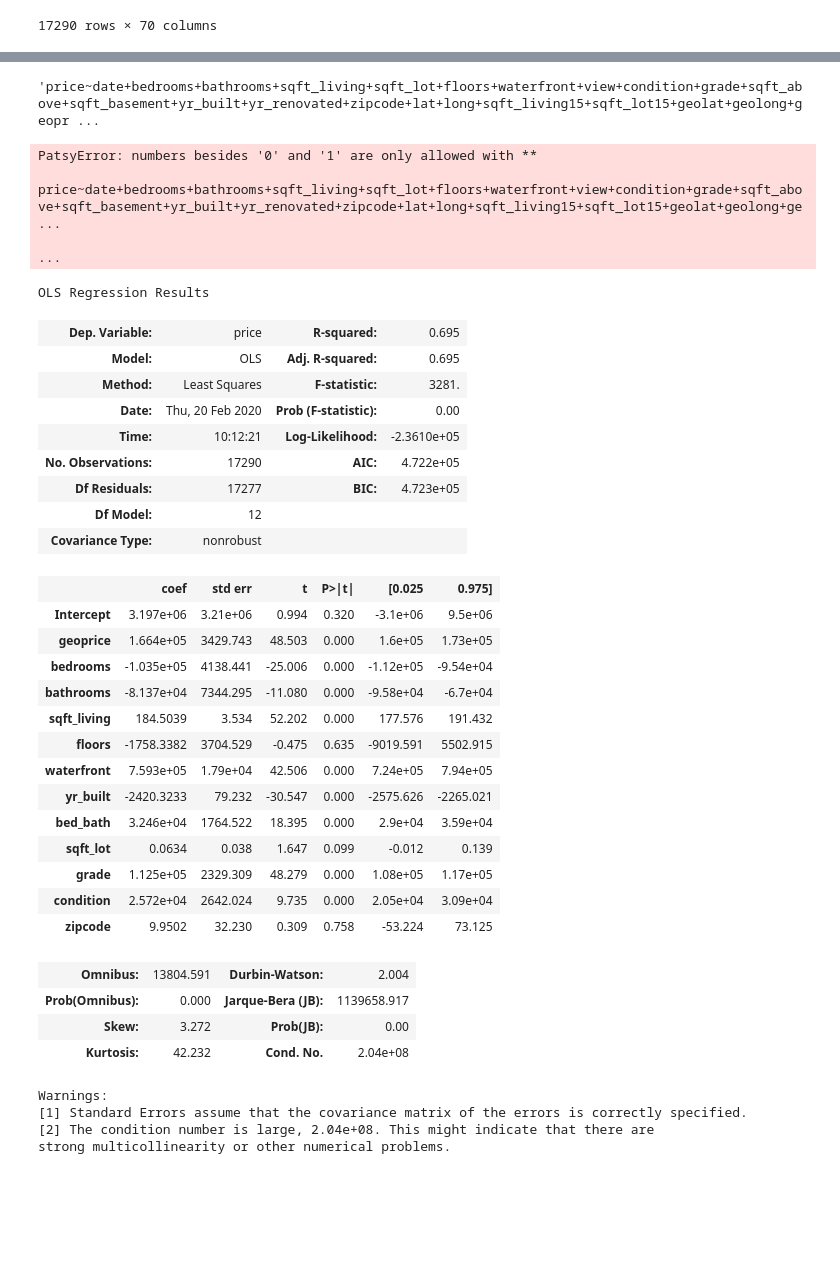
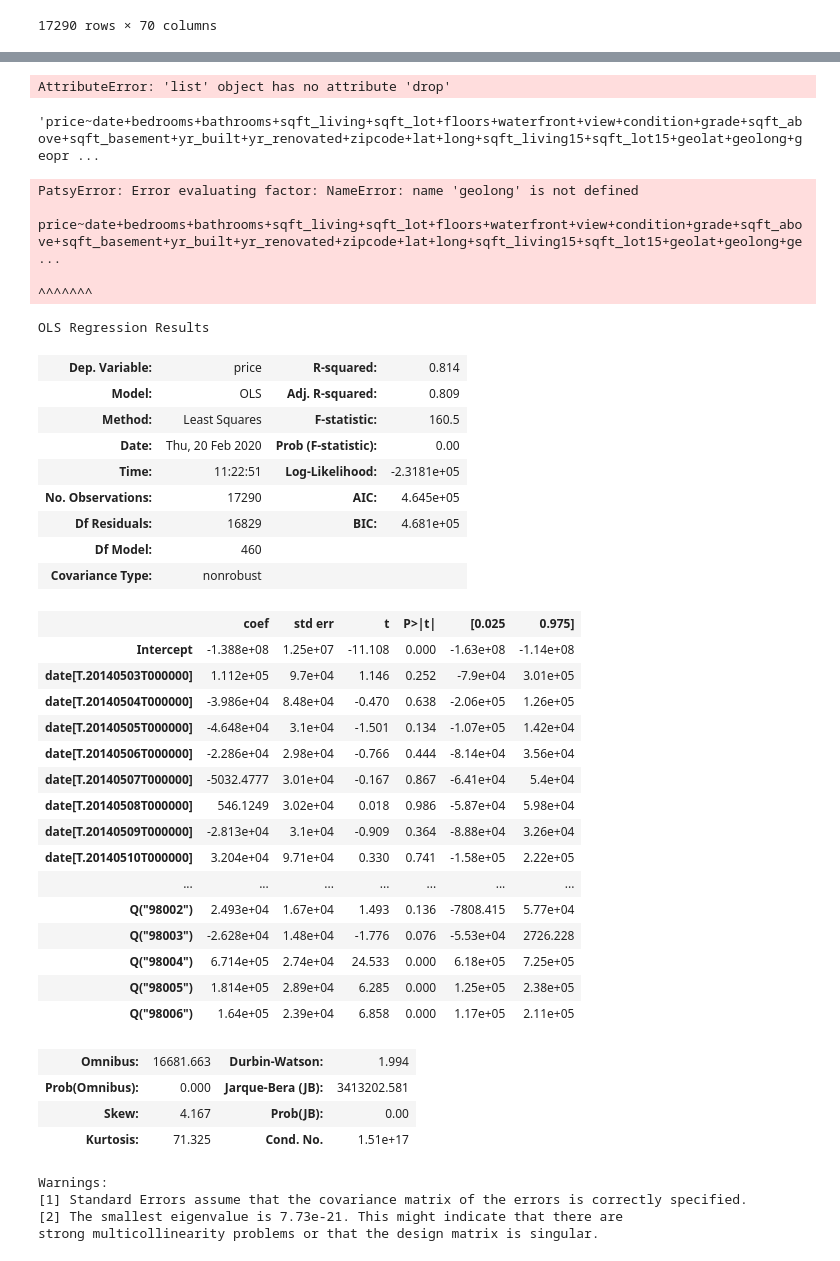
Before and after one commit to bphall/nyc-mhtn-ds-010620-lectures, a Jupyter notebook: week-6/KC_house_data/real_hou.ipynb, the cells around one changed output, grey strips where cells are left out. Saved outputs shown, nothing was run; the diff lists cells and outputs as text; code cells hidden in the pictures; blank space fills up the shorter version.

```diff
--- a/week-6/KC_house_data/real_hou.ipynb
+++ b/week-6/KC_house_data/real_hou.ipynb
@@ -230,4 +207,4 @@ regcol = predictors.columns[:24]
 # %%
 zipcolfix = []
-for i in predictors.columns[24:]:
+for i in df3.columns[12:]:
     zipcolfix.append('Q("' + i + '")')
@@ -254,3 +211,5 @@ zipcolfix
+# %%
+zipcolfix.remove('Q("98001")')
 # %%
 fin_zip_col = list(regcol) + list(zipcolfix)
 # %%
@@ -276,50 +235,54 @@ fin_zip_col
 # %%
 outcome = 'price'
-predictors = df3.drop(['price','id','Unnamed: 0', '98001'], axis=1)
-pred_sum = '+'.join(predictors.columns.astype(str))
+predictors = fin_zip_col.drop(['price', 'Q("98001")'], axis=1)
+pred_sum = '+'.join(fin_zip_col)
 formula = outcome + '~' + pred_sum
+# %% [output]
+AttributeError: 'list' object has no attribute 'drop'
 # %%
 formula
 # %% [output]
 'price~date+bedrooms+bathrooms+sqft_living+sqft_lot+floors+waterfront+view+condition+grade+sqft_above+sqft_basement+yr_built+yr_renovated+zipcode+lat+long+sqft_living15+sqft_lot15+geolat+geolong+geopr ...
 # %%
-model = ols(formula, data=df3).fit()
+modelzip = ols(formula, data=df3).fit()
 # %% [output]
-PatsyError: numbers besides '0' and '1' are only allowed with **
+PatsyError: Error evaluating factor: NameError: name 'geolong' is not defined
     price~date+bedrooms+bathrooms+sqft_living+sqft_lot+floors+waterfront+view+condition+grade+sqft_above+sqft_basement+yr_built+yr_renovated+zipcode+lat+long+sqft_living15+sqft_lot15+geolat+geolong+ge ...
-                                                                                                                                                                                                         ...
+                                                                                                                                                                                              ^^^^^^^
 # %%
-model.summary()
+modelzip.summary()
 # %% [output]
 OLS Regression Results
-| Dep. Variable: | price | R-squared: | 0.695 |
-| Model: | OLS | Adj. R-squared: | 0.695 |
-| Method: | Least Squares | F-statistic: | 3281. |
+| Dep. Variable: | price | R-squared: | 0.814 |
+| Model: | OLS | Adj. R-squared: | 0.809 |
+| Method: | Least Squares | F-statistic: | 160.5 |
 | Date: | Thu, 20 Feb 2020 | Prob (F-statistic): | 0.00 |
-| Time: | 10:12:21 | Log-Likelihood: | -2.3610e+05 |
-| No. Observations: | 17290 | AIC: | 4.722e+05 |
-| Df Residuals: | 17277 | BIC: | 4.723e+05 |
-| Df Model: | 12 |  |  |
+| Time: | 11:22:51 | Log-Likelihood: | -2.3181e+05 |
+| No. Observations: | 17290 | AIC: | 4.645e+05 |
+| Df Residuals: | 16829 | BIC: | 4.681e+05 |
+| Df Model: | 460 |  |  |
 | Covariance Type: | nonrobust |  |  |
 |  | coef | std err | t | P>|t| | [0.025 | 0.975] |
-| Intercept | 3.197e+06 | 3.21e+06 | 0.994 | 0.320 | -3.1e+06 | 9.5e+06 |
-| geoprice | 1.664e+05 | 3429.743 | 48.503 | 0.000 | 1.6e+05 | 1.73e+05 |
-| bedrooms | -1.035e+05 | 4138.441 | -25.006 | 0.000 | -1.12e+05 | -9.54e+04 |
-| bathrooms | -8.137e+04 | 7344.295 | -11.080 | 0.000 | -9.58e+04 | -6.7e+04 |
-| sqft_living | 184.5039 | 3.534 | 52.202 | 0.000 | 177.576 | 191.432 |
-| floors | -1758.3382 | 3704.529 | -0.475 | 0.635 | -9019.591 | 5502.915 |
-| waterfront | 7.593e+05 | 1.79e+04 | 42.506 | 0.000 | 7.24e+05 | 7.94e+05 |
-| yr_built | -2420.3233 | 79.232 | -30.547 | 0.000 | -2575.626 | -2265.021 |
-| bed_bath | 3.246e+04 | 1764.522 | 18.395 | 0.000 | 2.9e+04 | 3.59e+04 |
-| sqft_lot | 0.0634 | 0.038 | 1.647 | 0.099 | -0.012 | 0.139 |
-| grade | 1.125e+05 | 2329.309 | 48.279 | 0.000 | 1.08e+05 | 1.17e+05 |
-| condition | 2.572e+04 | 2642.024 | 9.735 | 0.000 | 2.05e+04 | 3.09e+04 |
-| zipcode | 9.9502 | 32.230 | 0.309 | 0.758 | -53.224 | 73.125 |
+| Intercept | -1.388e+08 | 1.25e+07 | -11.108 | 0.000 | -1.63e+08 | -1.14e+08 |
+| date[T.20140503T000000] | 1.112e+05 | 9.7e+04 | 1.146 | 0.252 | -7.9e+04 | 3.01e+05 |
+| date[T.20140504T000000] | -3.986e+04 | 8.48e+04 | -0.470 | 0.638 | -2.06e+05 | 1.26e+05 |
+| date[T.20140505T000000] | -4.648e+04 | 3.1e+04 | -1.501 | 0.134 | -1.07e+05 | 1.42e+04 |
+| date[T.20140506T000000] | -2.286e+04 | 2.98e+04 | -0.766 | 0.444 | -8.14e+04 | 3.56e+04 |
+| date[T.20140507T000000] | -5032.4777 | 3.01e+04 | -0.167 | 0.867 | -6.41e+04 | 5.4e+04 |
+| date[T.20140508T000000] | 546.1249 | 3.02e+04 | 0.018 | 0.986 | -5.87e+04 | 5.98e+04 |
+| date[T.20140509T000000] | -2.813e+04 | 3.1e+04 | -0.909 | 0.364 | -8.88e+04 | 3.26e+04 |
+| date[T.20140510T000000] | 3.204e+04 | 9.71e+04 | 0.330 | 0.741 | -1.58e+05 | 2.22e+05 |
+| ... | ... | ... | ... | ... | ... | ... |
+| Q("98002") | 2.493e+04 | 1.67e+04 | 1.493 | 0.136 | -7808.415 | 5.77e+04 |
+| Q("98003") | -2.628e+04 | 1.48e+04 | -1.776 | 0.076 | -5.53e+04 | 2726.228 |
+| Q("98004") | 6.714e+05 | 2.74e+04 | 24.533 | 0.000 | 6.18e+05 | 7.25e+05 |
+| Q("98005") | 1.814e+05 | 2.89e+04 | 6.285 | 0.000 | 1.25e+05 | 2.38e+05 |
+| Q("98006") | 1.64e+05 | 2.39e+04 | 6.858 | 0.000 | 1.17e+05 | 2.11e+05 |
-| Omnibus: | 13804.591 | Durbin-Watson: | 2.004 |
-| Prob(Omnibus): | 0.000 | Jarque-Bera (JB): | 1139658.917 |
-| Skew: | 3.272 | Prob(JB): | 0.00 |
-| Kurtosis: | 42.232 | Cond. No. | 2.04e+08 |
+| Omnibus: | 16681.663 | Durbin-Watson: | 1.994 |
+| Prob(Omnibus): | 0.000 | Jarque-Bera (JB): | 3413202.581 |
+| Skew: | 4.167 | Prob(JB): | 0.00 |
+| Kurtosis: | 71.325 | Cond. No. | 1.51e+17 |
 Warnings:
 [1] Standard Errors assume that the covariance matrix of the errors is correctly specified.
-[2] The condition number is large, 2.04e+08. This might indicate that there are
-strong multicollinearity or other numerical problems.
+[2] The smallest eigenvalue is 7.73e-21. This might indicate that there are
+strong multicollinearity problems or that the design matrix is singular.
```
Also changed, not shown: parts of 40 cells of this notebook, 1 other file.
